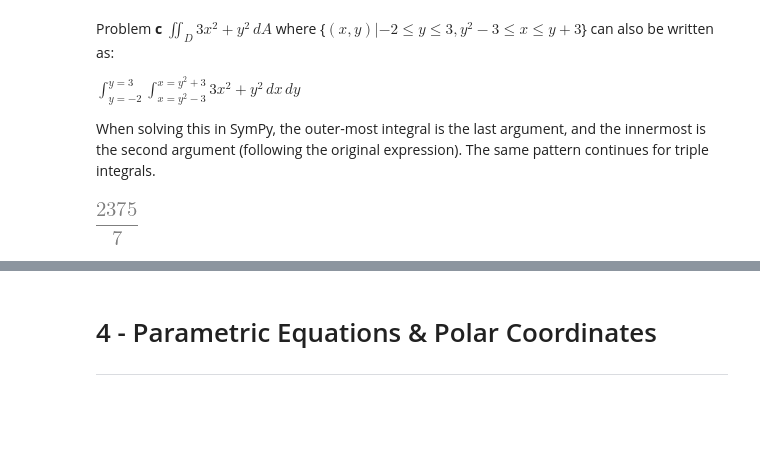
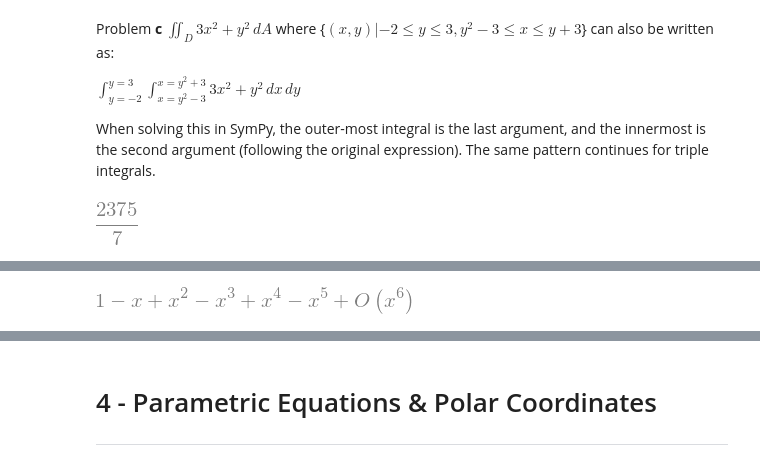
Before and after one commit to bentontripp/menial-congenial, a Jupyter notebook: tutorials/calculus/calculus_tutorial.ipynb, the cells around one changed output, grey strips where cells are left out. Saved outputs shown, nothing was run; the diff lists cells and outputs as text; code cells hidden in the pictures; blank space fills up the shorter version.

Commit message:
Series, aesthetic updates, table of contents

```diff
--- a/tutorials/calculus/calculus_tutorial.ipynb
+++ b/tutorials/calculus/calculus_tutorial.ipynb
@@ -314,0 +335,4 @@ _______________________
+# %%
+f_x.series(x)
+# %% [output]
+[figure, added]
```
Also changed, not shown: parts of 20 cells of this notebook, 6 other files.
